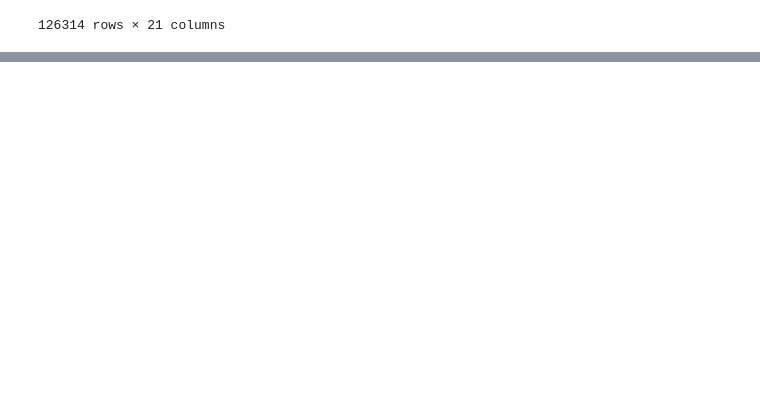
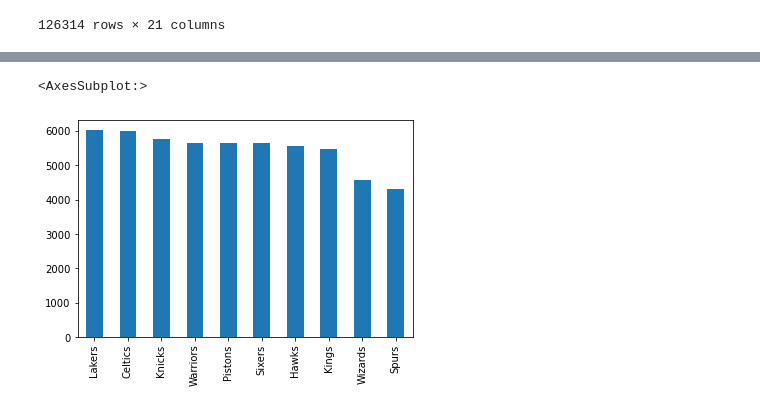
Before and after one commit to WennyCS/learning_journal, a Jupyter notebook: phase_0/week_1/20 Jan 22/d4_PM_d5_AM_Notes.ipynb, the cells around one changed output, grey strips where cells are left out. Drawn from its saved outputs; the diff is of its cells as text; code cells hidden in the pictures; blank space fills up the shorter version.

```diff
--- a/phase_0/week_1/20 Jan 22/d4_PM_d5_AM_Notes.ipynb
+++ b/phase_0/week_1/20 Jan 22/d4_PM_d5_AM_Notes.ipynb
@@ -431,0 +706,5 @@ nba.rename(columns={'game_location':'location','game_result':'result'})
+# %%
+nba["fran_id"].value_counts().head(10).plot(kind="bar")
+# %% [output]
+<AxesSubplot:>
+[figure, added]
```
Also changed, not shown: parts of 62 cells of this notebook, 10 other files.
